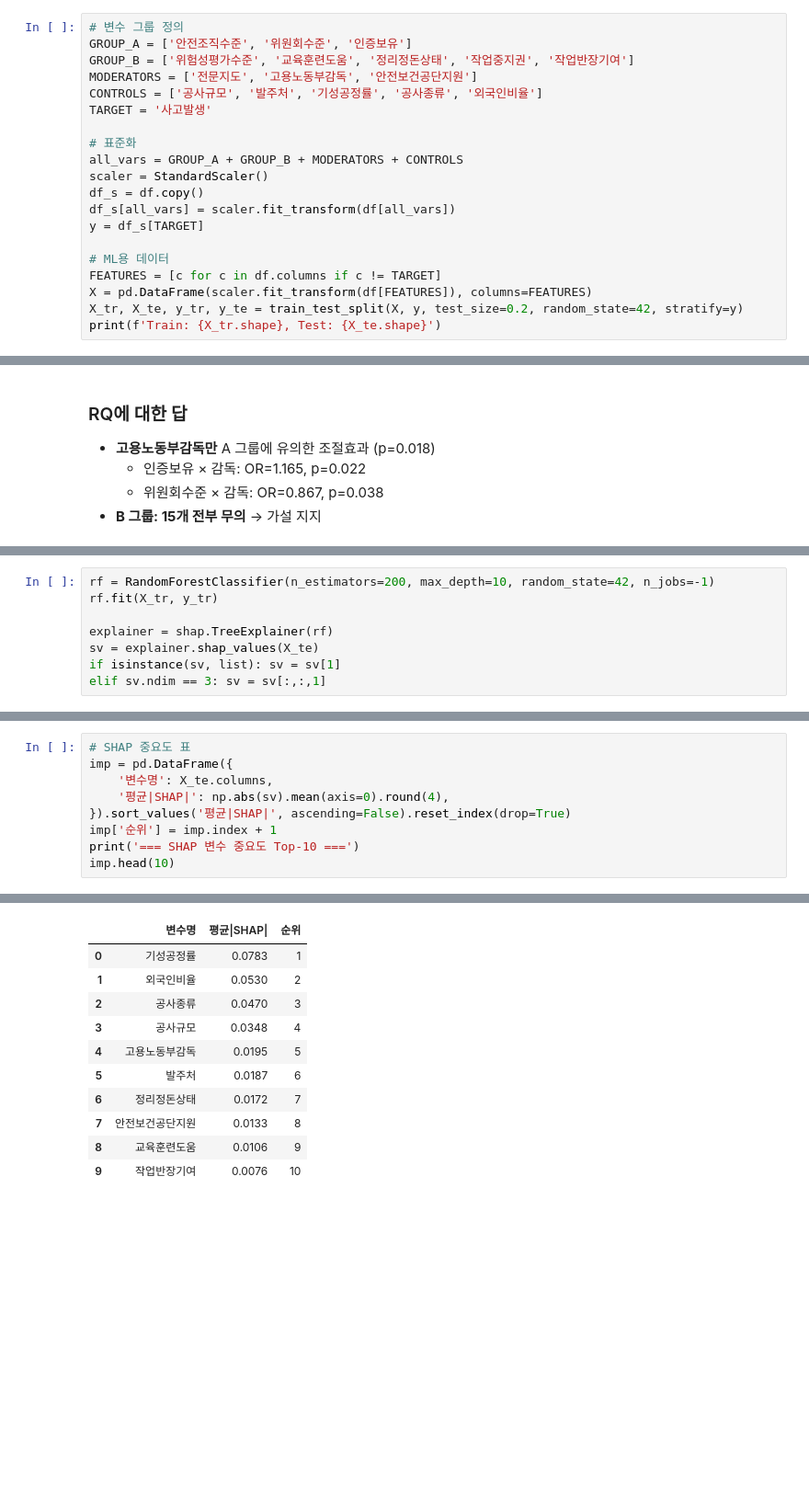
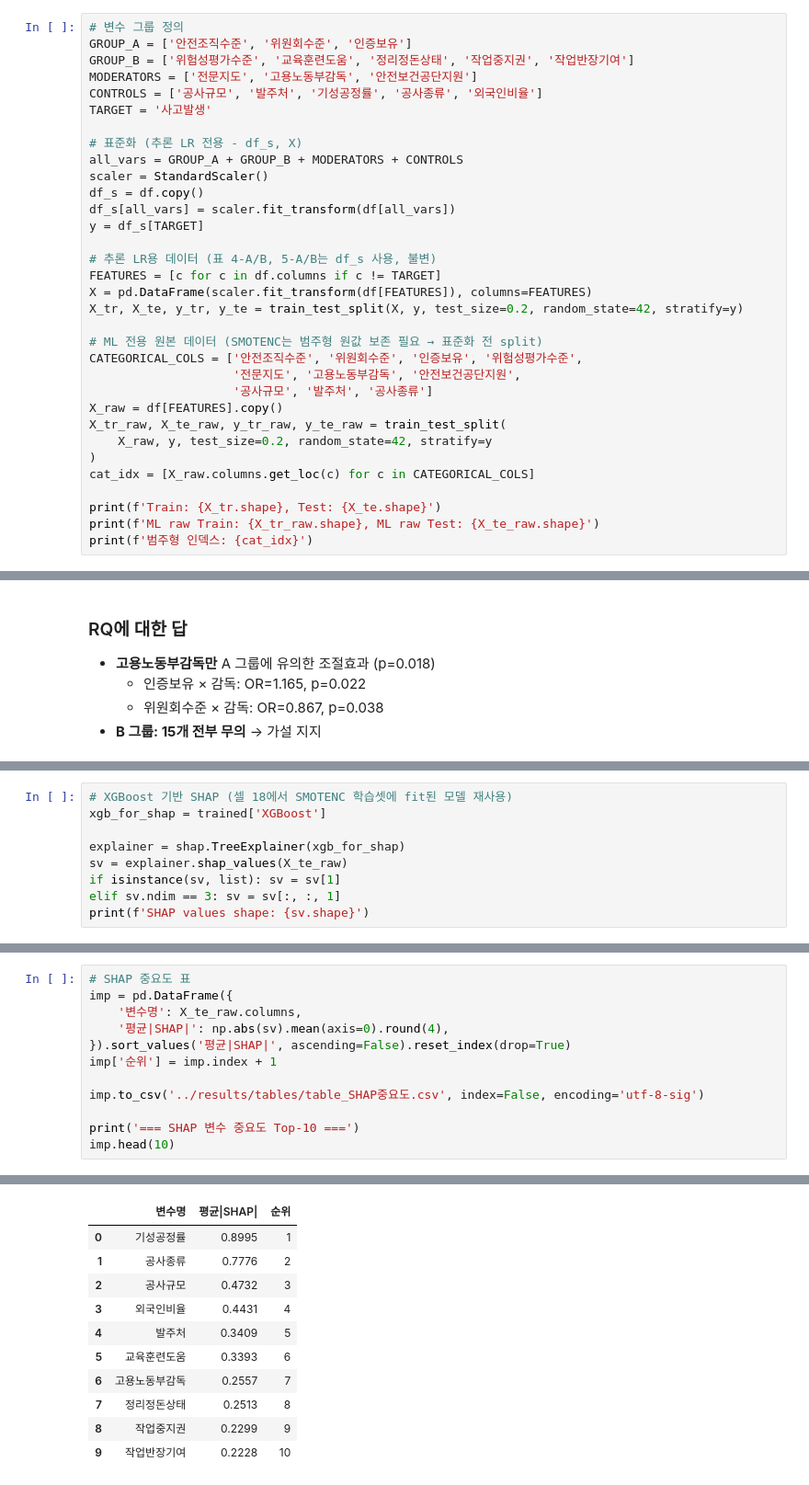
Before and after one commit to geonumul/construction_competition, a Jupyter notebook: notebooks/02_데이터분석.ipynb, the cells around one changed output, grey strips where cells are left out. Shown at 92% size. Drawn from its saved outputs; the diff is of its cells as text; blank space fills up the shorter version.

```diff
--- a/notebooks/02_데이터분석.ipynb
+++ b/notebooks/02_데이터분석.ipynb
@@ -43,17 +54,30 @@ MODERATORS = ['전문지도', '고용노동부감독', '안전보건공단지원
 CONTROLS = ['공사규모', '발주처', '기성공정률', '공사종류', '외국인비율']
 TARGET = '사고발생'
 
-# 표준화
+# 표준화 (추론 LR 전용 - df_s, X)
 all_vars = GROUP_A + GROUP_B + MODERATORS + CONTROLS
 scaler = StandardScaler()
 df_s = df.copy()
 df_s[all_vars] = scaler.fit_transform(df[all_vars])
 y = df_s[TARGET]
 
-# ML용 데이터
+# 추론 LR용 데이터 (표 4-A/B, 5-A/B는 df_s 사용, 불변)
 FEATURES = [c for c in df.columns if c != TARGET]
 X = pd.DataFrame(scaler.fit_transform(df[FEATURES]), columns=FEATURES)
 X_tr, X_te, y_tr, y_te = train_test_split(X, y, test_size=0.2, random_state=42, stratify=y)
+
+# ML 전용 원본 데이터 (SMOTENC는 범주형 원값 보존 필요 → 표준화 전 split)
+CATEGORICAL_COLS = ['안전조직수준', '위원회수준', '인증보유', '위험성평가수준',
+                    '전문지도', '고용노동부감독', '안전보건공단지원',
+                    '공사규모', '발주처', '공사종류']
+X_raw = df[FEATURES].copy()
+X_tr_raw, X_te_raw, y_tr_raw, y_te_raw = train_test_split(
+    X_raw, y, test_size=0.2, random_state=42, stratify=y
+)
+cat_idx = [X_raw.columns.get_loc(c) for c in CATEGORICAL_COLS]
+
 print(f'Train: {X_tr.shape}, Test: {X_te.shape}')
+print(f'ML raw Train: {X_tr_raw.shape}, ML raw Test: {X_te_raw.shape}')
+print(f'범주형 인덱스: {cat_idx}')
 # %% [output]
 Train: (1100, 16), Test: (275, 16)
@@ -314,8 +410,9 @@ KEY PAPER SHAP TreeExplainer 대응. 랜덤 포레스트 기반 변수 중요도
 # %%
-rf = RandomForestClassifier(n_estimators=200, max_depth=10, random_state=42, n_jobs=-1)
-rf.fit(X_tr, y_tr)
+# XGBoost 기반 SHAP (셀 18에서 SMOTENC 학습셋에 fit된 모델 재사용)
+xgb_for_shap = trained['XGBoost']
 
-explainer = shap.TreeExplainer(rf)
-sv = explainer.shap_values(X_te)
+explainer = shap.TreeExplainer(xgb_for_shap)
+sv = explainer.shap_values(X_te_raw)
 if isinstance(sv, list): sv = sv[1]
-elif sv.ndim == 3: sv = sv[:,:,1]
+elif sv.ndim == 3: sv = sv[:, :, 1]
+print(f'SHAP values shape: {sv.shape}')
@@ -342,25 +441,28 @@ plt.show()
 # %%
 # SHAP 중요도 표
 imp = pd.DataFrame({
-    '변수명': X_te.columns,
+    '변수명': X_te_raw.columns,
     '평균|SHAP|': np.abs(sv).mean(axis=0).round(4),
 }).sort_values('평균|SHAP|', ascending=False).reset_index(drop=True)
 imp['순위'] = imp.index + 1
+
+imp.to_csv('../results/tables/table_SHAP중요도.csv', index=False, encoding='utf-8-sig')
+
 print('=== SHAP 변수 중요도 Top-10 ===')
 imp.head(10)
 # %% [output]
 === SHAP 변수 중요도 Top-10 ===
 |  | 변수명 | 평균|SHAP| | 순위 |
-| 0 | 기성공정률 | 0.0783 | 1 |
-| 1 | 외국인비율 | 0.0530 | 2 |
-| 2 | 공사종류 | 0.0470 | 3 |
-| 3 | 공사규모 | 0.0348 | 4 |
-| 4 | 고용노동부감독 | 0.0195 | 5 |
-| 5 | 발주처 | 0.0187 | 6 |
-| 6 | 정리정돈상태 | 0.0172 | 7 |
-| 7 | 안전보건공단지원 | 0.0133 | 8 |
-| 8 | 교육훈련도움 | 0.0106 | 9 |
-| 9 | 작업반장기여 | 0.0076 | 10 |
+| 0 | 기성공정률 | 0.8995 | 1 |
+| 1 | 공사종류 | 0.7776 | 2 |
+| 2 | 공사규모 | 0.4732 | 3 |
+| 3 | 외국인비율 | 0.4431 | 4 |
+| 4 | 발주처 | 0.3409 | 5 |
+| 5 | 교육훈련도움 | 0.3393 | 6 |
+| 6 | 고용노동부감독 | 0.2557 | 7 |
+| 7 | 정리정돈상태 | 0.2513 | 8 |
+| 8 | 작업중지권 | 0.2299 | 9 |
+| 9 | 작업반장기여 | 0.2228 | 10 |
 # %% [markdown]
 ---
 ## 종합 결론
```
Also changed, not shown: parts of 10 cells of this notebook, 11 other files.
